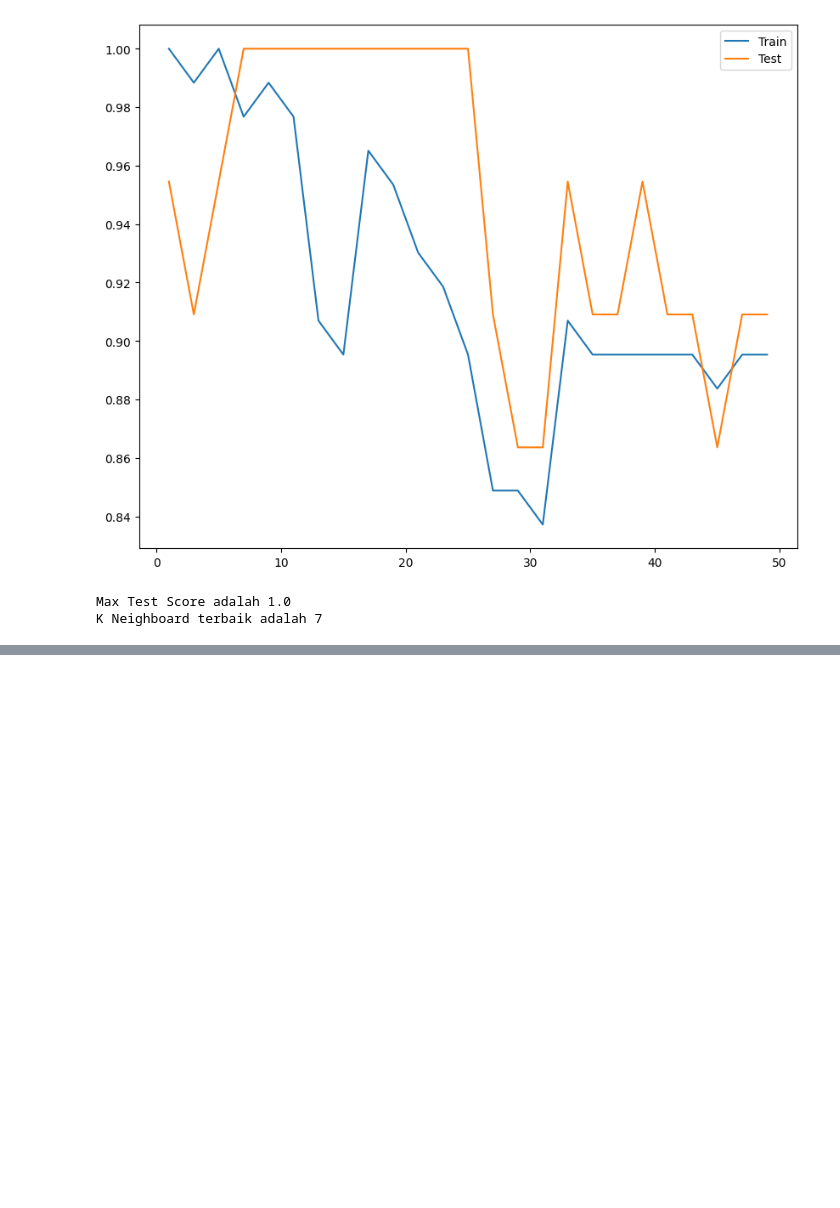
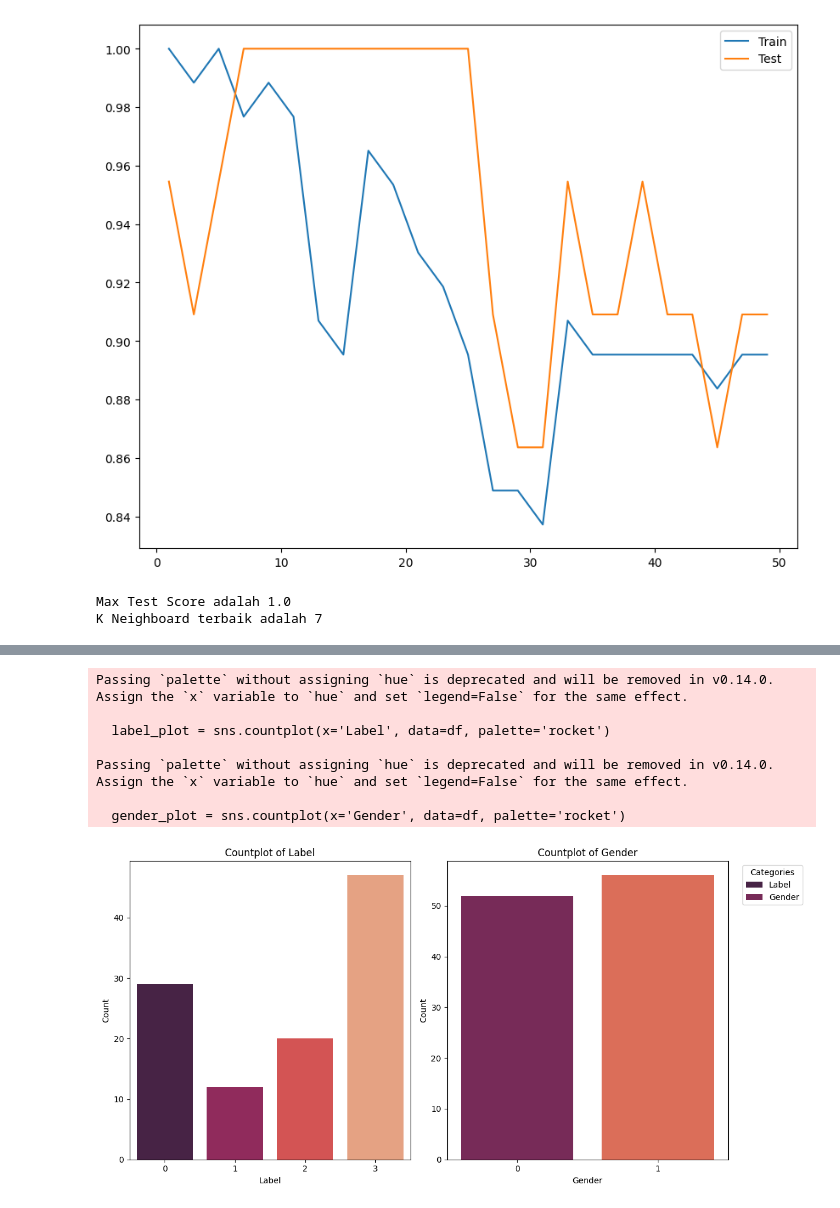
Before and after one commit to RICKY-UPB/Leanbackhimaupb, a Jupyter notebook: Klasifikasi_Obesitas.ipynb, the cells around one changed output, grey strips where cells are left out. Saved outputs shown, nothing was run; the diff lists cells and outputs as text; code cells hidden in the pictures; blank space fills up the shorter version.

```diff
--- a/Klasifikasi_Obesitas.ipynb
+++ b/Klasifikasi_Obesitas.ipynb
@@ -208,0 +276,32 @@ K Neighboard terbaik adalah 7
+# %%
+plt.figure(figsize=(12, 6))
+
+
+plt.subplot(1, 2, 1)
+label_plot = sns.countplot(x='Label', data=df, palette='rocket')
+plt.title('Countplot of Label')
+plt.xlabel('Label')
+plt.ylabel('Count')
+
+
+plt.subplot(1, 2, 2)
+gender_plot = sns.countplot(x='Gender', data=df, palette='rocket')
+plt.title('Countplot of Gender')
+plt.xlabel('Gender')
+plt.ylabel('Count')
+
+
+plt.legend(title='Categories', handles=[label_plot.patches[0], gender_plot.patches[0]],
+           labels=['Label', 'Gender'], loc='upper right',bbox_to_anchor=(1.28, 1))
+
+plt.tight_layout()
+plt.show()
+# %% [output]
+Passing `palette` without assigning `hue` is deprecated and will be removed in v0.14.0. Assign the `x` variable to `hue` and set `legend=False` for the same effect.
+
+  label_plot = sns.countplot(x='Label', data=df, palette='rocket')
+
+Passing `palette` without assigning `hue` is deprecated and will be removed in v0.14.0. Assign the `x` variable to `hue` and set `legend=False` for the same effect.
+
+  gender_plot = sns.countplot(x='Gender', data=df, palette='rocket')
+[figure, added]
```
Also changed, not shown: parts of 11 cells of this notebook.
